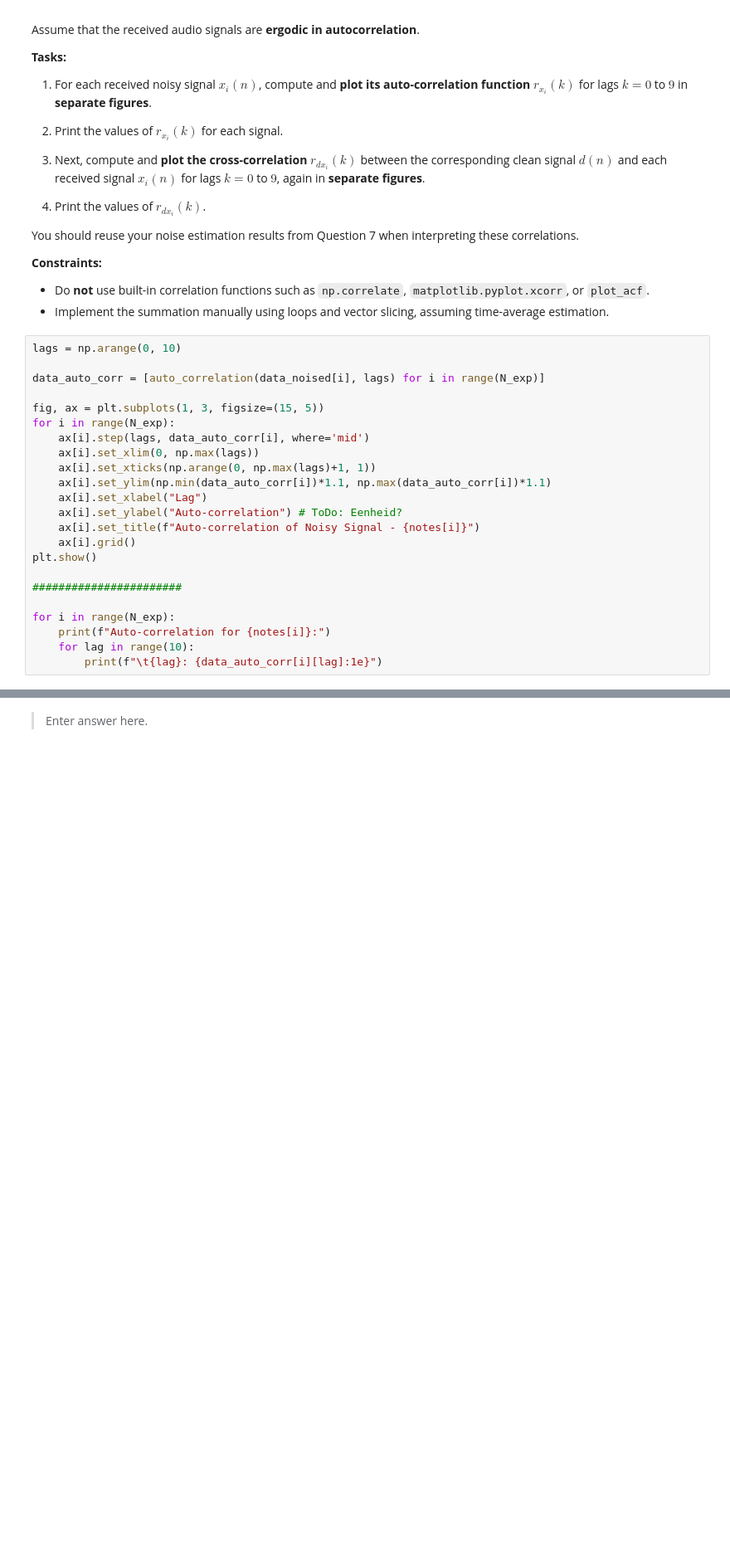
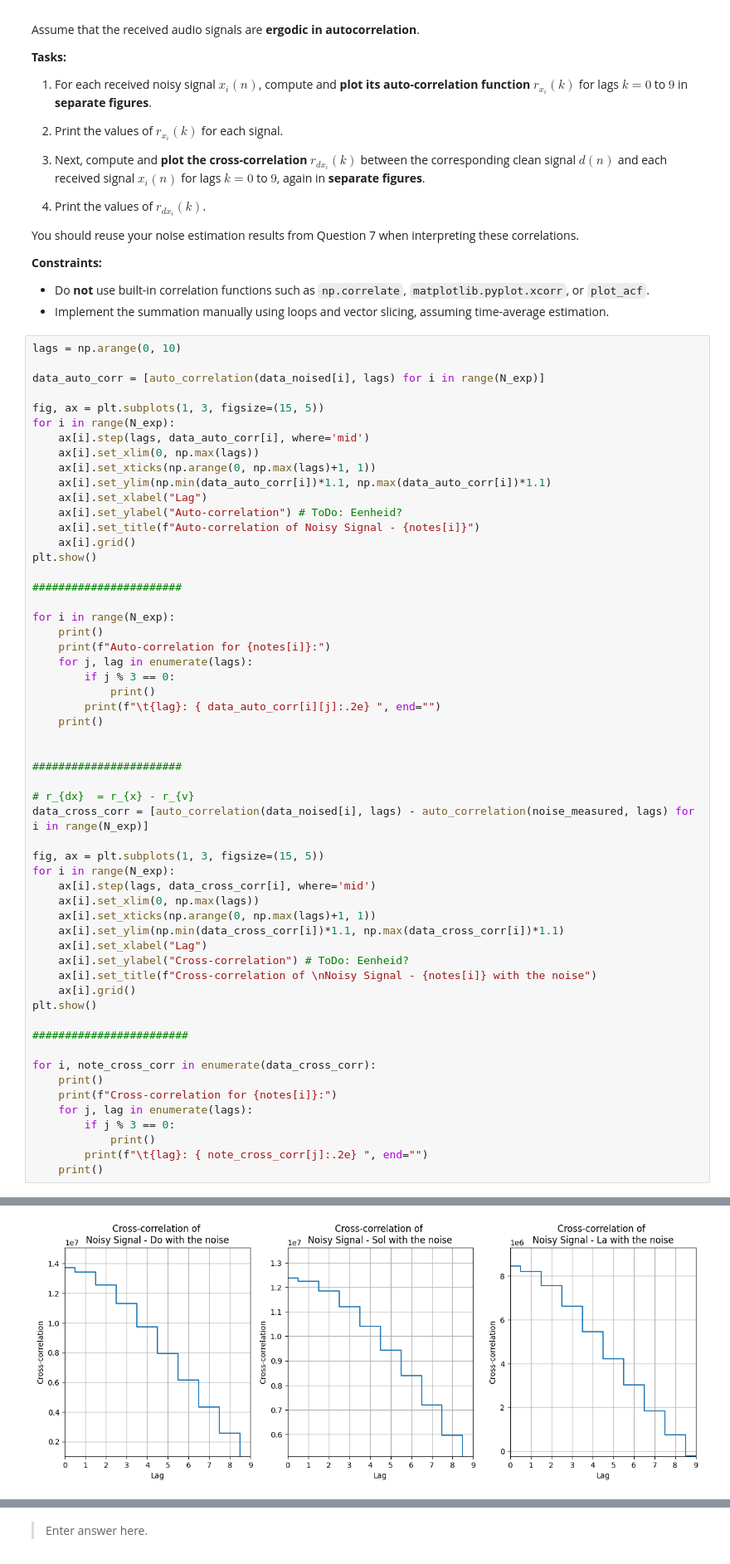
Before and after one commit to larsvantol/Statistical-Signal-Processing, a Jupyter notebook: SC42150_SSP_2025_Assignment.ipynb, the cells around one changed output, grey strips where cells are left out. Shown at 83% size. Cells and saved outputs as stored; diff of their text form; blank space fills up the shorter version.

```diff
--- a/SC42150_SSP_2025_Assignment.ipynb
+++ b/SC42150_SSP_2025_Assignment.ipynb
@@ -447,9 +455,42 @@ plt.show()
 #######################
 
 for i in range(N_exp):
+    print()
     print(f"Auto-correlation for {notes[i]}:")
-    for lag in range(10):
-        print(f"\t{lag}: {data_auto_corr[i][lag]:1e}")
+    for j, lag in enumerate(lags):
+        if j % 3 == 0:
+            print()
+        print(f"\t{lag}: { data_auto_corr[i][j]:.2e} ", end="")
+    print()
+
+
+#######################
+
+# r_{dx}  = r_{x} - r_{v}
+data_cross_corr = [auto_correlation(data_noised[i], lags) - auto_correlation(noise_measured, lags) for i in range(N_exp)]
+
+fig, ax = plt.subplots(1, 3, figsize=(15, 5))
+for i in range(N_exp):
+    ax[i].step(lags, data_cross_corr[i], where='mid')
+    ax[i].set_xlim(0, np.max(lags))
+    ax[i].set_xticks(np.arange(0, np.max(lags)+1, 1))
+    ax[i].set_ylim(np.min(data_cross_corr[i])*1.1, np.max(data_cross_corr[i])*1.1)
+    ax[i].set_xlabel("Lag")
+    ax[i].set_ylabel("Cross-correlation") # ToDo: Eenheid?
+    ax[i].set_title(f"Cross-correlation of \nNoisy Signal - {notes[i]} with the noise")
+    ax[i].grid()
+plt.show()
+
+########################
+
+for i, note_cross_corr in enumerate(data_cross_corr):
+    print()
+    print(f"Cross-correlation for {notes[i]}:")
+    for j, lag in enumerate(lags):
+        if j % 3 == 0:
+            print()
+        print(f"\t{lag}: { note_cross_corr[j]:.2e} ", end="")
+    print()
 # %% [output]
 [figure]
 Auto-correlation for Do:
@@ -471,0 +516 @@ Auto-correlation for Sol:
+[figure, added]
```
Also changed, not shown: parts of 4 cells of this notebook, 1 other file.
